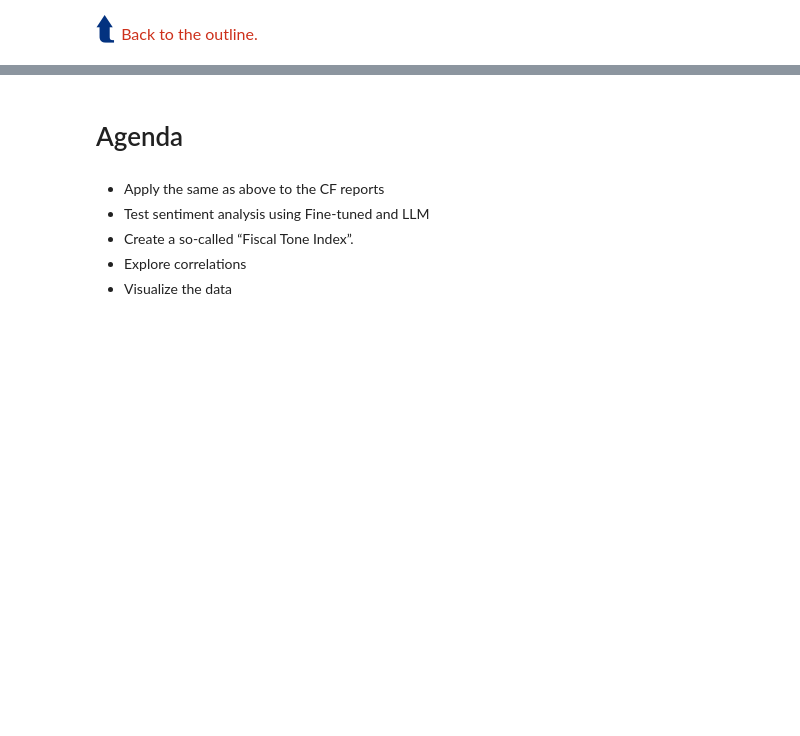
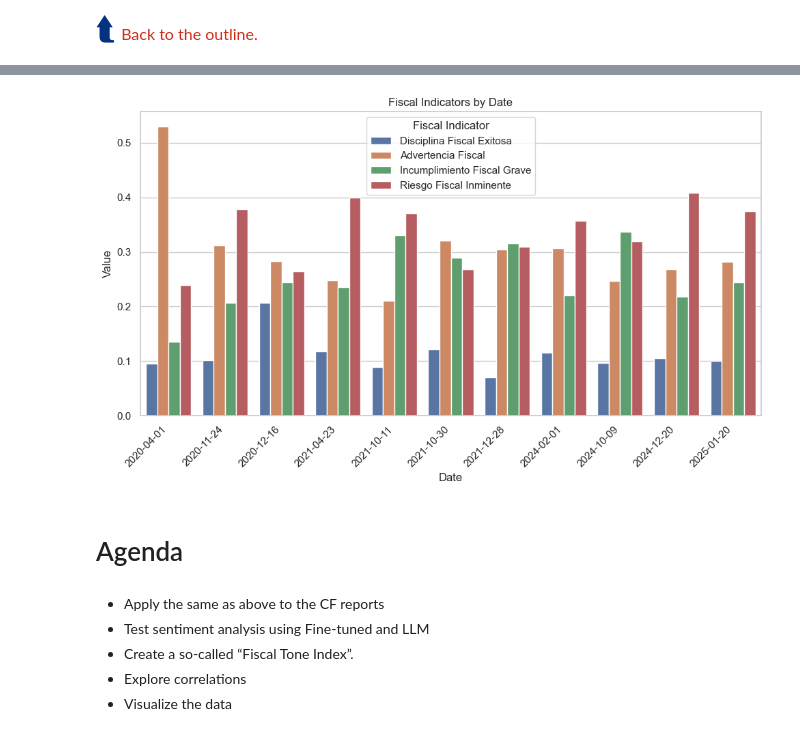
Before and after one commit to JasonCruz18/fiscal_tone, a Jupyter notebook: cf_sentiment_analysis.ipynb, the cells around one changed output, grey strips where cells are left out. Cells and saved outputs as stored; diff of their text form; code cells hidden in the pictures; blank space fills up the shorter version.

Commit message:
Added a bar plot

```diff
--- a/cf_sentiment_analysis.ipynb
+++ b/cf_sentiment_analysis.ipynb
@@ -918,0 +961,3 @@ aggregated_sentiment_df
+# %%
+# Save the modified dataframe to a new variable
+modified_sentiment_df = aggregated_sentiment_df.copy()
@@ -918,0 +997,3 @@ aggregated_sentiment_df
+# %%
+# Apply the function to the 'date' column
+modified_sentiment_df['date'] = modified_sentiment_df['date'].apply(parse_spanish_date)
@@ -919,3 +1015,41 @@ aggregated_sentiment_df
+# %%
+import matplotlib.pyplot as plt
+import seaborn as sns
+
+# Ensure the 'date' column is in datetime format
+modified_sentiment_df['date'] = pd.to_datetime(modified_sentiment_df['date'])
+
+# Sort the dataframe by date
+modified_sentiment_df = modified_sentiment_df.sort_values(by="date")
+
+# Melt the dataframe so that each row corresponds to one date and one value
+df_melted = modified_sentiment_df.melt(id_vars=["date"],
+                                       value_vars=["Disciplina Fiscal Exitosa",
+                                                   "Advertencia Fiscal",
+                                                   "Incumplimiento Fiscal Grave",
+                                                   "Riesgo Fiscal Inminente"],
+                                       var_name="Fiscal Indicator",
+                                       value_name="Value")
+
+# Create the plot
+plt.figure(figsize=(10, 6))
+
+# Use seaborn barplot to plot the data
+sns.barplot(x="date", y="Value", hue="Fiscal Indicator", data=df_melted)
+
+# Rotate x labels for better readability
+plt.xticks(rotation=45, ha='right')
+
+# Add titles and labels
+plt.title('Fiscal Indicators by Date')
+plt.xlabel('Date')
+plt.ylabel('Value')
+
+# Show the plot
+plt.tight_layout()
+plt.show()
+# %% [output]
+[figure, added]
 # %% [markdown]
 # Agenda
 # %% [markdown]
```
Also changed, not shown: parts of 8 cells of this notebook.
